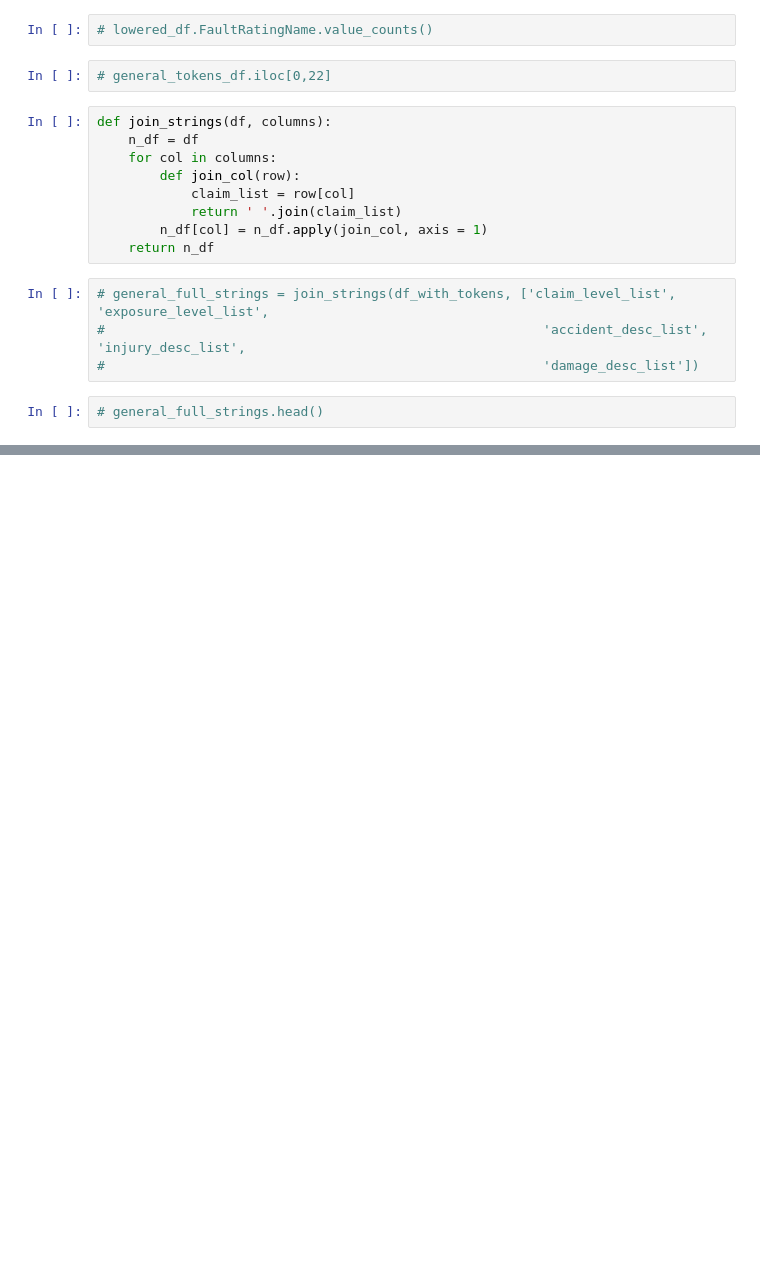
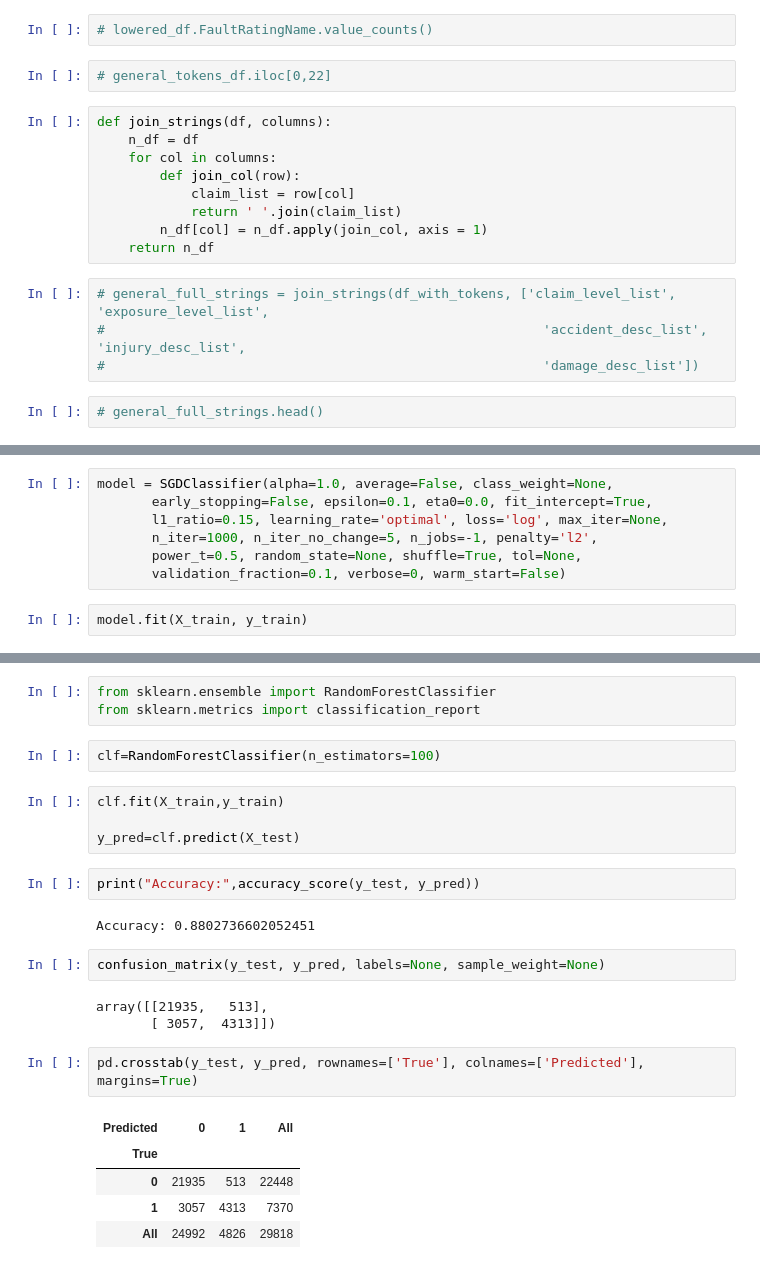
Before and after one commit to asidamo/Auto-Insuruance-finding-the-at-fault-party-with-claims-nlp, a Jupyter notebook: dq9-AM.ipynb, the cells around one changed output, grey strips where cells are left out. Saved outputs shown, nothing was run; the diff lists cells and outputs as text; blank space fills up the shorter version.

```diff
--- a/dq9-AM.ipynb
+++ b/dq9-AM.ipynb
@@ -411,0 +504,9 @@ Counter({'Insured at fault': 28402,
+# %%
+model = SGDClassifier(alpha=1.0, average=False, class_weight=None,
+       early_stopping=False, epsilon=0.1, eta0=0.0, fit_intercept=True,
+       l1_ratio=0.15, learning_rate='optimal', loss='log', max_iter=None,
+       n_iter=1000, n_iter_no_change=5, n_jobs=-1, penalty='l2',
+       power_t=0.5, random_state=None, shuffle=True, tol=None,
+       validation_fraction=0.1, verbose=0, warm_start=False)
+# %%
+model.fit(X_train, y_train)
@@ -411,0 +537,26 @@ Counter({'Insured at fault': 28402,
+# %%
+from sklearn.ensemble import RandomForestClassifier
+from sklearn.metrics import classification_report
+# %%
+clf=RandomForestClassifier(n_estimators=100)
+# %%
+clf.fit(X_train,y_train)
+
+y_pred=clf.predict(X_test)
+# %%
+print("Accuracy:",accuracy_score(y_test, y_pred))
+# %% [output]
+Accuracy: 0.8802736602052451
+# %%
+confusion_matrix(y_test, y_pred, labels=None, sample_weight=None)
+# %% [output]
+array([[21935,   513],
+       [ 3057,  4313]])
+# %%
+pd.crosstab(y_test, y_pred, rownames=['True'], colnames=['Predicted'], margins=True)
+# %% [output]
+| Predicted | 0 | 1 | All |
+| True |  |  |  |
+| 0 | 21935 | 513 | 22448 |
+| 1 | 3057 | 4313 | 7370 |
+| All | 24992 | 4826 | 29818 |
```
Also changed, not shown: parts of 59 cells of this notebook.
